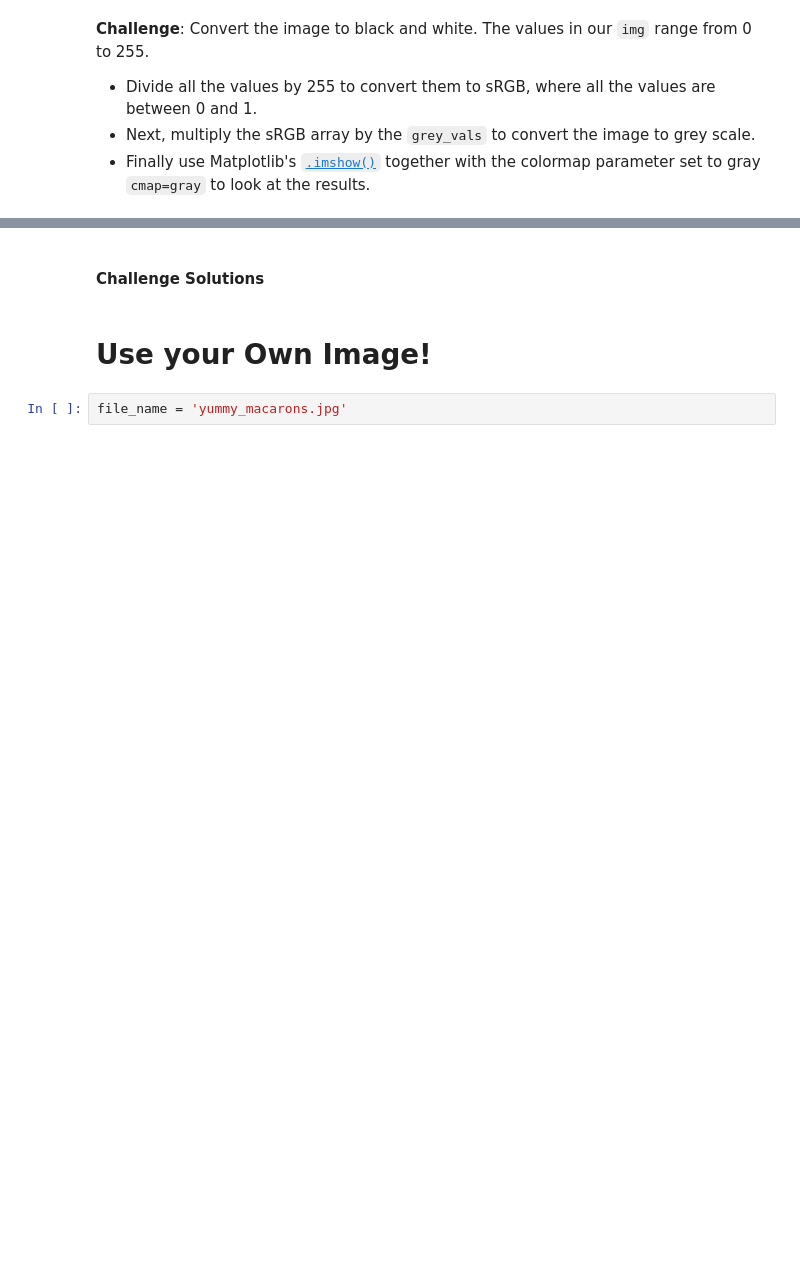
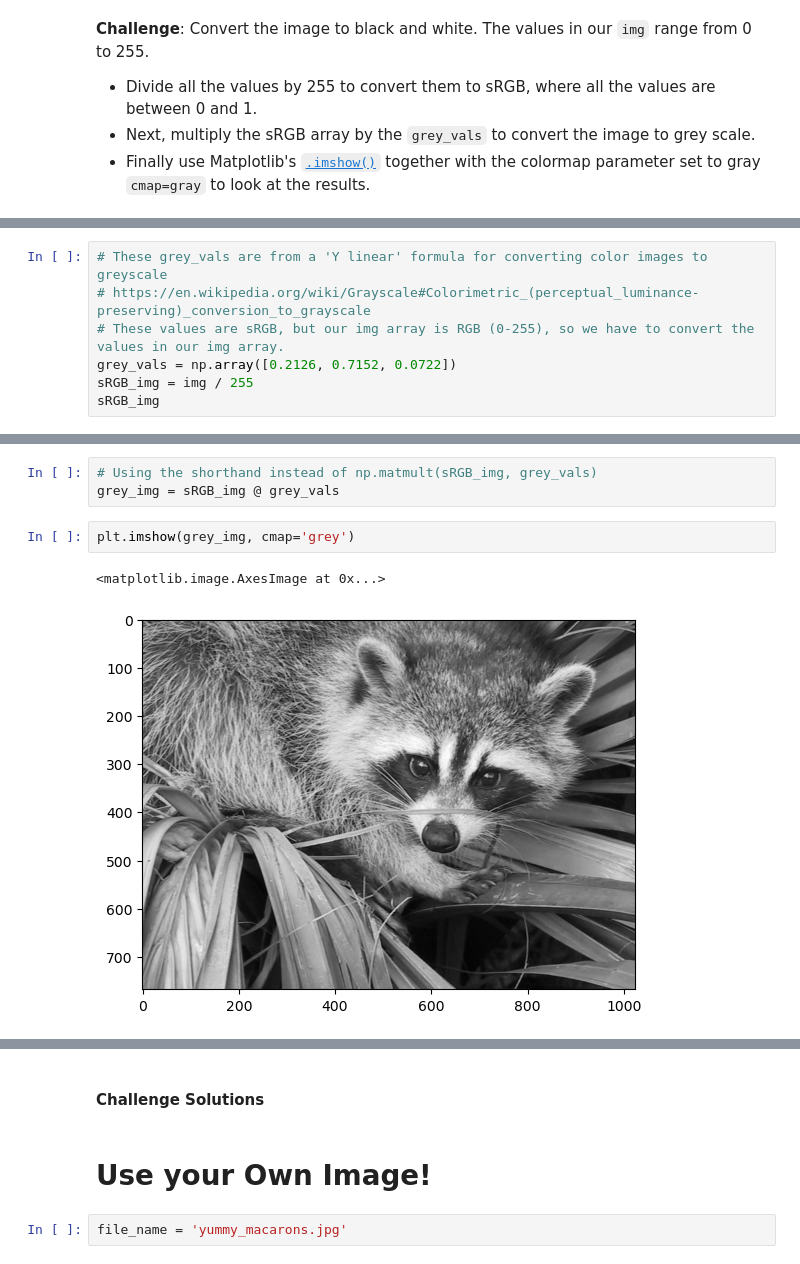
Before and after one commit to ArieKnoester/numpy-intro-jupyter-notebook, a Jupyter notebook: Computation_with_NumPy_and_N_Dimensional_Arrays.ipynb, the cells around one changed output, grey strips where cells are left out. Drawn from its saved outputs; the diff is of its cells as text; blank space fills up the shorter version.

```diff
--- a/Computation_with_NumPy_and_N_Dimensional_Arrays.ipynb
+++ b/Computation_with_NumPy_and_N_Dimensional_Arrays.ipynb
@@ -315,0 +370,7 @@ grey_vals = np.array([0.2126, 0.7152, 0.0722])
+# %%
+# These grey_vals are from a 'Y linear' formula for converting color images to greyscale
+# https://en.wikipedia.org/wiki/Grayscale#Colorimetric_(perceptual_luminance-preserving)_conversion_to_grayscale
+# These values are sRGB, but our img array is RGB (0-255), so we have to convert the values in our img array.
+grey_vals = np.array([0.2126, 0.7152, 0.0722])
+sRGB_img = img / 255
+sRGB_img
@@ -316,3 +395,11 @@ grey_vals = np.array([0.2126, 0.7152, 0.0722])
+# %%
+# Using the shorthand instead of np.matmult(sRGB_img, grey_vals)
+grey_img = sRGB_img @ grey_vals
+# %%
+plt.imshow(grey_img, cmap='grey')
+# %% [output]
+<matplotlib.image.AxesImage at 0x...>
+[figure, added]
 # %% [markdown]
 **Challenge**: Can you manipulate the images by doing some operations on the underlying ndarrays? See if you can change the values in the ndarray so that:
 
```
Also changed, not shown: parts of 15 cells of this notebook.
